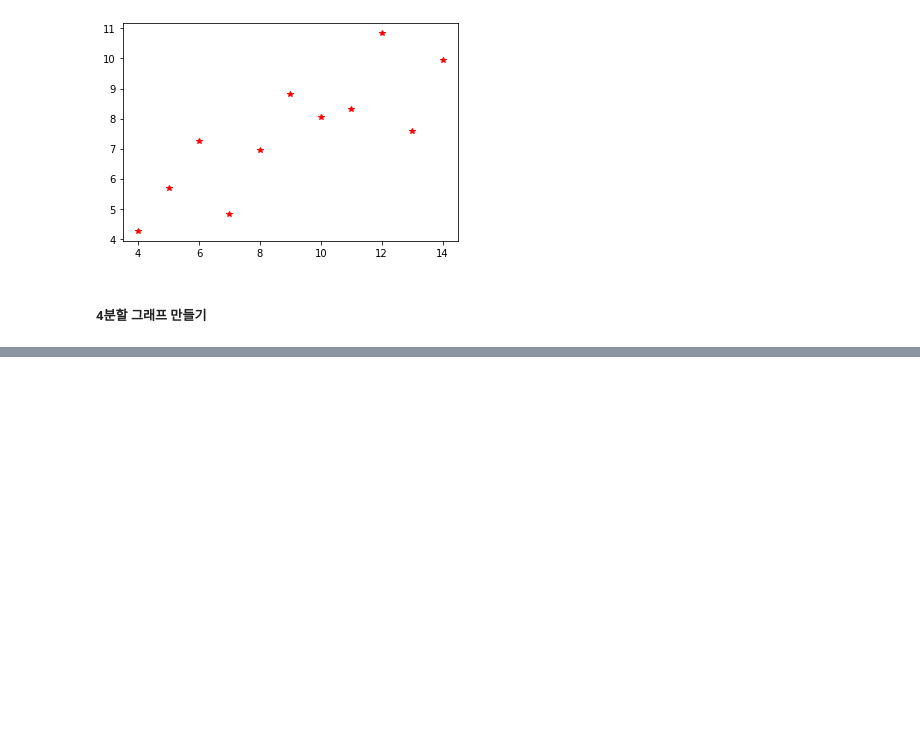
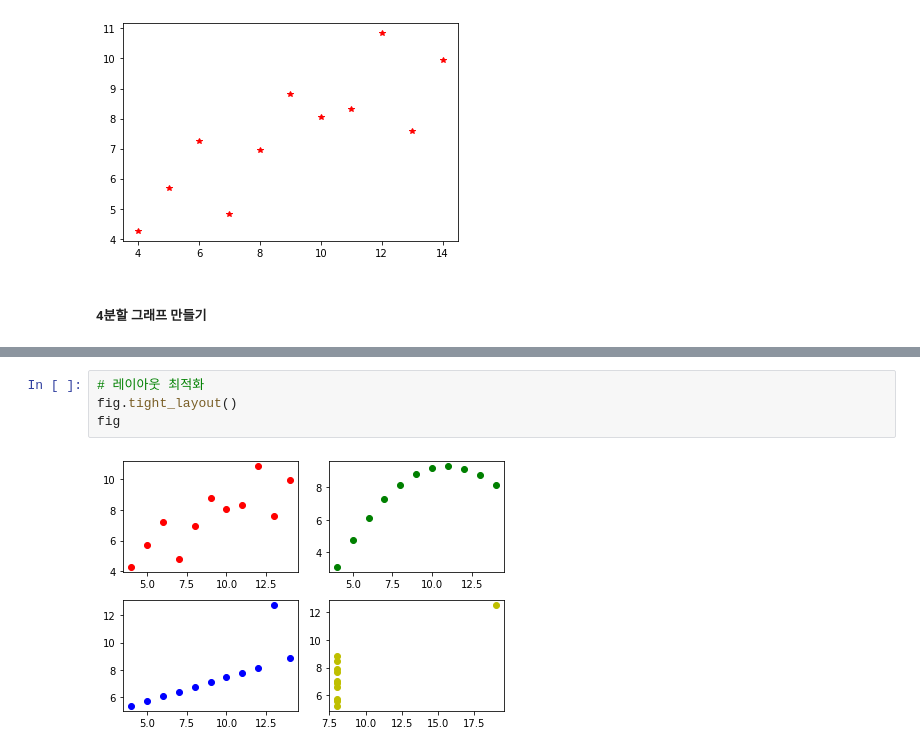
Before and after one commit to HBinble/StudyPython_Pandas, a Jupyter notebook: 10.graph.ipynb, the cells around one changed output, grey strips where cells are left out. Saved outputs shown, nothing was run; the diff lists cells and outputs as text; blank space fills up the shorter version.

```diff
--- a/10.graph.ipynb
+++ b/10.graph.ipynb
@@ -91,0 +130,6 @@ fig
+# %%
+# 레이아웃 최적화
+fig.tight_layout()
+fig
+# %% [output]
+[figure, added]
```
Also changed, not shown: parts of 46 cells of this notebook, 9 other files.
